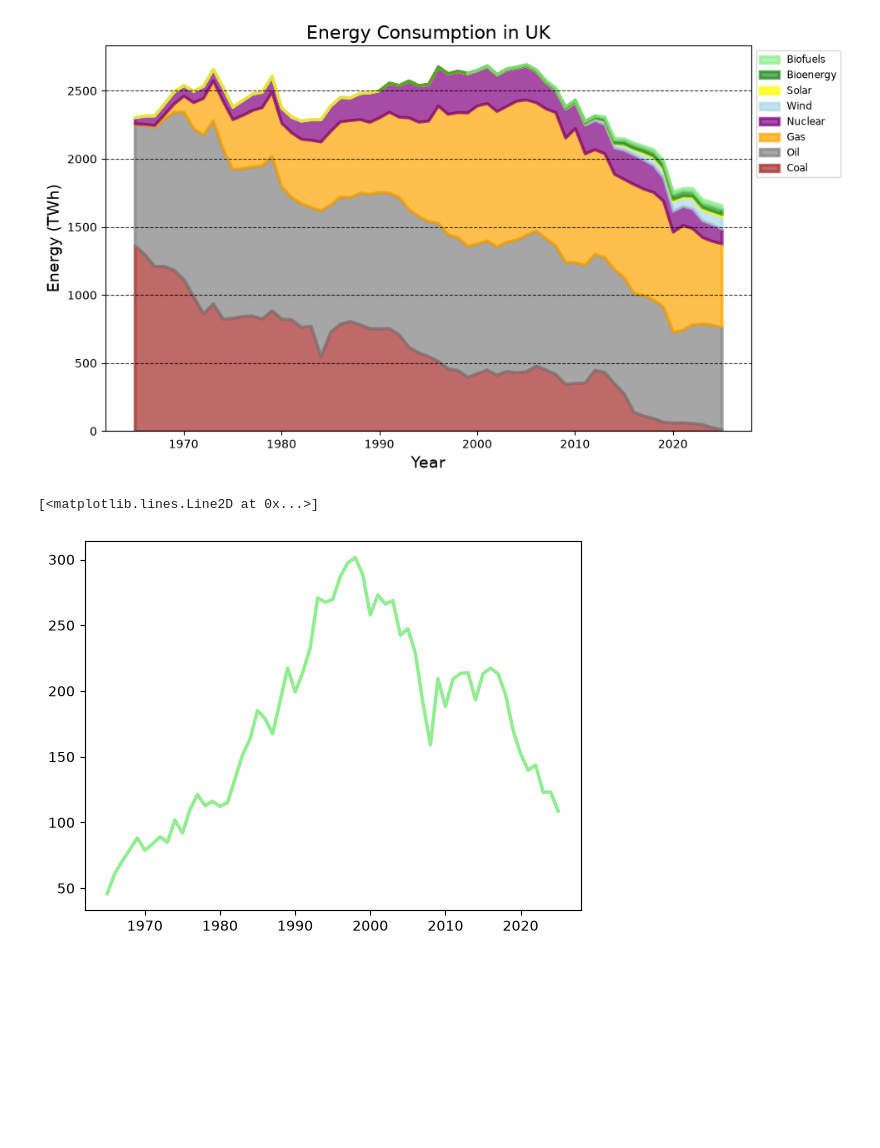
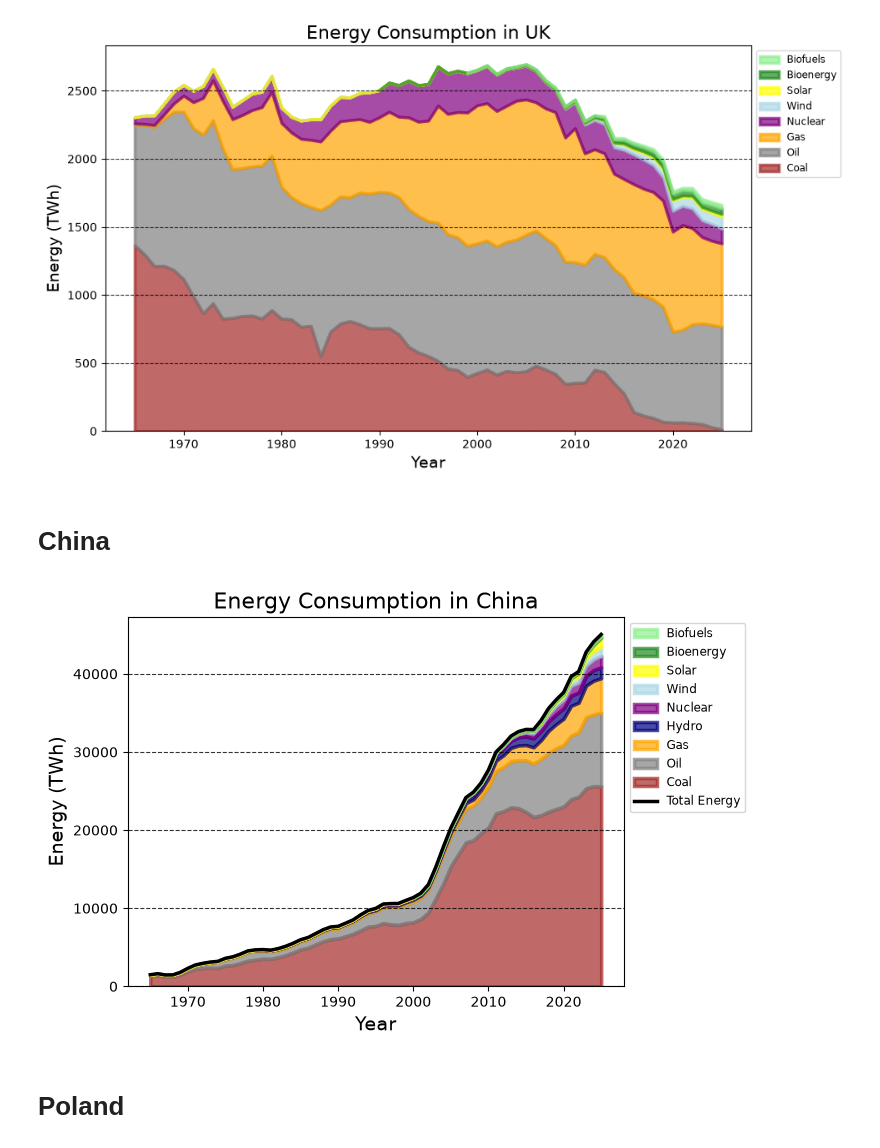
Before and after one commit to Oyvind-Aas/Electricity_and_Energy, a Jupyter notebook: owid_energy.ipynb, the cells around one changed output. Cells and saved outputs as stored; diff of their text form; code cells hidden in the pictures; blank space fills up the shorter version.

```diff
--- a/owid_energy.ipynb
+++ b/owid_energy.ipynb
@@ -127,8 +127,49 @@ plt.legend(fontsize='small', loc='upper left', bbox_to_anchor=(1, 1), reverse=Tr
 plt.grid(axis='y', linestyle='--', alpha=0.8, color ='black')
 # %% [output]
 [figure]
-# %%
-plt.plot(uk_years, nuclear, linestyle='-', color='lightgreen', label='Biofuels', linewidth=2.5)
-# %% [output]
-[<matplotlib.lines.Line2D at 0x...>]
-[figure, removed]
+# %% [markdown]
+# China
+# %%
+china = df[df['country'] == 'China']
+china_years = china['year']
+
+total_energy = china['total_energy_twh']
+
+# Bioenergy and nuclear
+bioenergy = china['bioenergy_electricity_twh']
+biofuels = china['biofuels_energy_twh']
+nuclear = china['nuclear_energy_twh']
+
+# Fossil energy
+coal = china['coal_energy_twh']
+gas = china['gas_energy_twh']
+oil = china['oil_energy_twh']
+
+# Renewable energy
+hydro = china['hydro_energy_twh']
+solar = china['solar_energy_twh']
+wind = china['wind_energy_twh']
+# %%
+plt.Figure(figsize=(10, 6))
+plt.plot(china_years, total_energy, color='black', label='Total Energy', linewidth=2.5)
+
+plt.fill_between(china_years, coal, 0,  color='brown', label='Coal', linewidth=2.5, alpha=0.7)
+plt.fill_between(china_years, oil + coal, coal, color='gray', label='Oil', linewidth=2.5, alpha = 0.7)
+plt.fill_between(china_years, gas + oil + coal, oil + coal, color='orange', label='Gas', linewidth=2.5, alpha = 0.7)
+plt.fill_between(china_years, hydro + gas + oil + coal, gas + oil + coal, color='navy', label='Hydro', linewidth=2.5, alpha = 0.7)
+plt.fill_between(china_years, nuclear + hydro + gas + oil + coal, hydro + gas + oil + coal, color='purple', label='Nuclear', linewidth=2.5, alpha = 0.7)
+plt.fill_between(china_years, wind + nuclear + hydro + gas + oil + coal, nuclear + hydro + gas + oil + coal, color='lightblue', label='Wind', linewidth=2.5, alpha = 0.7)
+plt.fill_between(china_years, solar + wind + nuclear + hydro + gas + oil + coal, wind + nuclear + hydro + gas + oil + coal, color='yellow', label='Solar', linewidth=2.5, alpha = 0.7)
+plt.fill_between(china_years, bioenergy + solar + wind + nuclear + hydro + gas + oil + coal, solar + wind + nuclear + hydro + gas + oil + coal, color='forestgreen', label='Bioenergy', linewidth=2.5, alpha = 0.7)
+plt.fill_between(china_years, biofuels + bioenergy + solar + wind + nuclear + hydro + gas + oil + coal, bioenergy + solar + wind + nuclear + hydro + gas + oil + coal, color='lightgreen', label='Biofuels', linewidth=2.5, alpha = 0.7)
+
+plt.title('Energy Consumption in China', fontsize=16)
+plt.xlabel('Year', fontsize=14)
+plt.ylabel('Energy (TWh)', fontsize=14)
+plt.ylim(bottom=0)
+plt.legend(fontsize='small', loc='upper left', bbox_to_anchor=(1, 1), reverse=True)
+plt.grid(axis='y', linestyle='--', alpha=0.8, color ='black')
+# %% [output]
+[figure, added]
+# %% [markdown]
+# Poland
```
Also changed, not shown: parts of 11 cells of this notebook.
